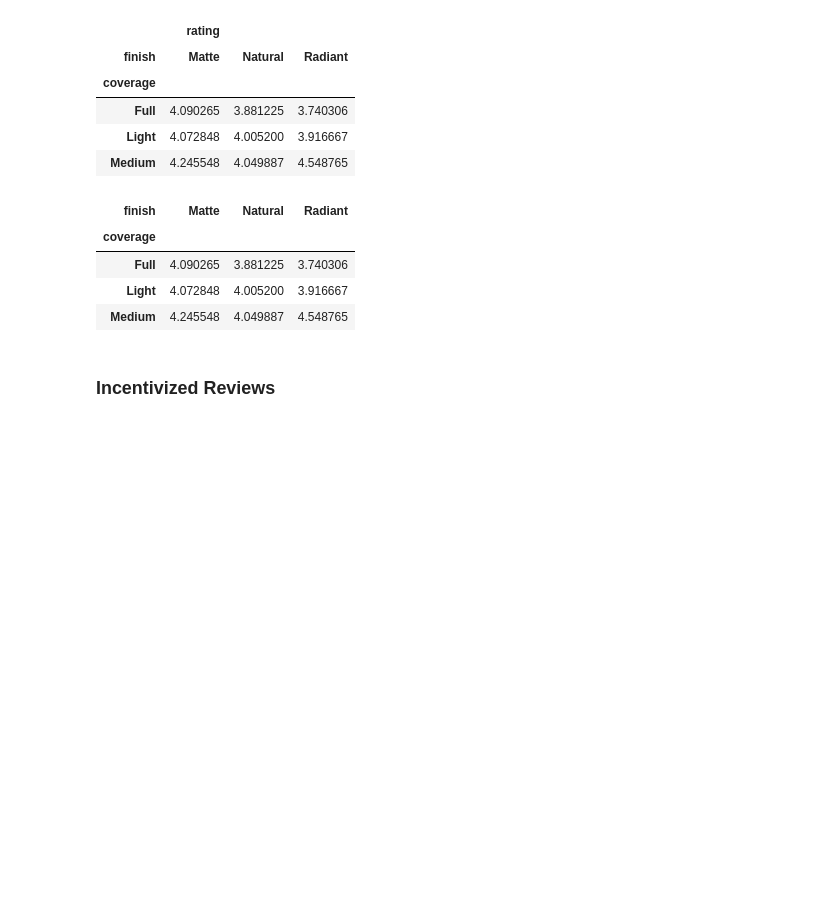
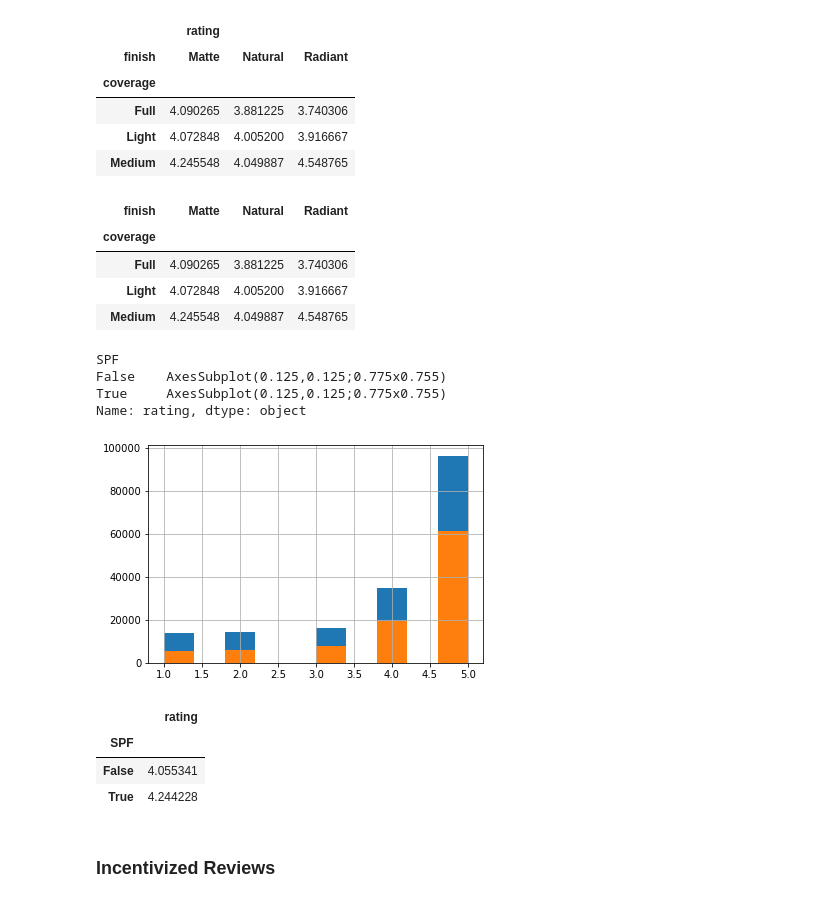
Before and after one commit to stellahkim93/Sephora, a Jupyter notebook: Sephora_Analysis.ipynb, the cells around one changed output. Saved outputs shown, nothing was run; the diff lists cells and outputs as text; code cells hidden in the pictures; blank space fills up the shorter version.

```diff
--- a/Sephora_Analysis.ipynb
+++ b/Sephora_Analysis.ipynb
@@ -449,5 +494,18 @@ reviews.groupby(["coverage", "finish"]).agg({"rating": "mean"}).unstack().xs("ra
 # %%
-#reviews.groupby(["SPF"])["rating"].hist()
+reviews.groupby(["SPF"])["rating"].hist()
+# %% [output]
+SPF
+False    AxesSubplot(0.125,0.125;0.775x0.755)
+True     AxesSubplot(0.125,0.125;0.775x0.755)
+Name: rating, dtype: object
+[figure, added]
+# %%
+reviews.groupby("SPF").agg({"rating": "mean"})
+# %% [output]
+|  | rating |
+| SPF |  |
+| False | 4.055341 |
+| True | 4.244228 |
 # %%
 #reviews["SPF"].value_counts()
 # %%
```
Also changed, not shown: parts of 27 cells of this notebook.
